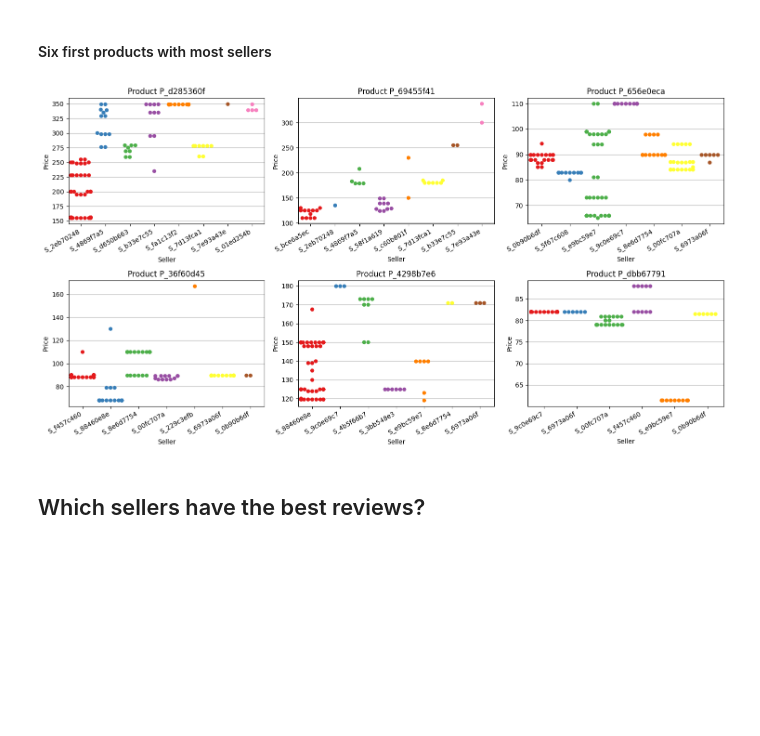
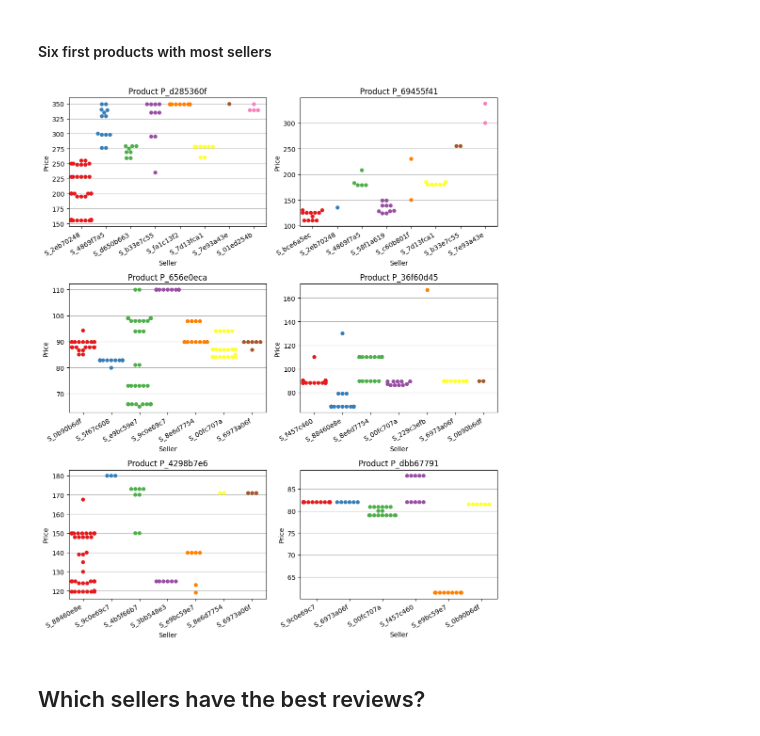
Before and after one commit to matsa0/desafio-sprint02-data-analysis, a Jupyter notebook: analise_exploratoria/eda.ipynb, the cells around one changed output. Drawn from its saved outputs; the diff is of its cells as text; code cells hidden in the pictures; blank space fills up the shorter version.

```diff
--- a/analise_exploratoria/eda.ipynb
+++ b/analise_exploratoria/eda.ipynb
@@ -668,9 +668,9 @@ def plot_sellers_by_product(df:pd.DataFrame, products_list:list, n_cols:int, fig
 #### Six first products with most sellers
 # %%
 products_list = ["P_d285360f", "P_69455f41", "P_656e0eca", "P_36f60d45", "P_4298b7e6", "P_dbb67791"]
-plot_sellers_by_product(sellers_orderItems_products_merge, products_list, 3, "product_with_most_sellers_1")
+plot_sellers_by_product(sellers_orderItems_products_merge, products_list, 2, "product_with_most_sellers_1")
 # %% [output]
-[figure, old version]
+[figure, new version]
 # %% [markdown]
 ## Which sellers have the best reviews?
 # %% [markdown]
```
Also changed, not shown: parts of 4 cells of this notebook, 8 other files.
